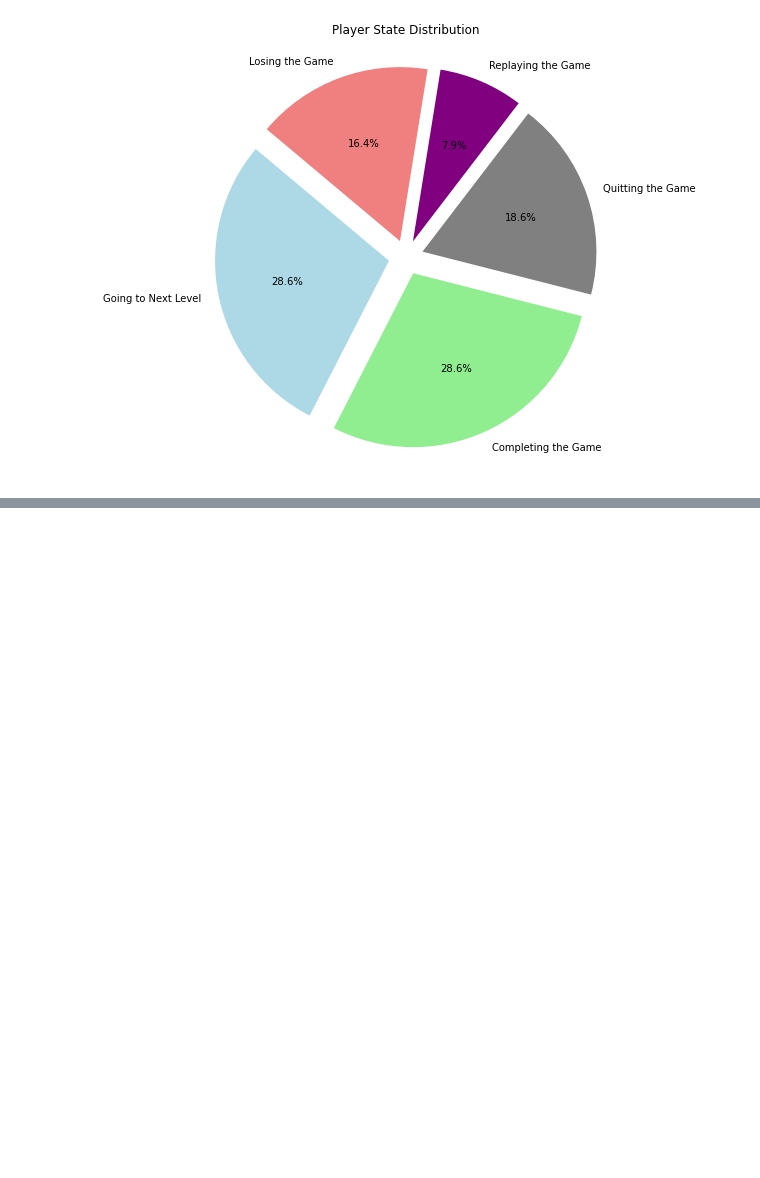
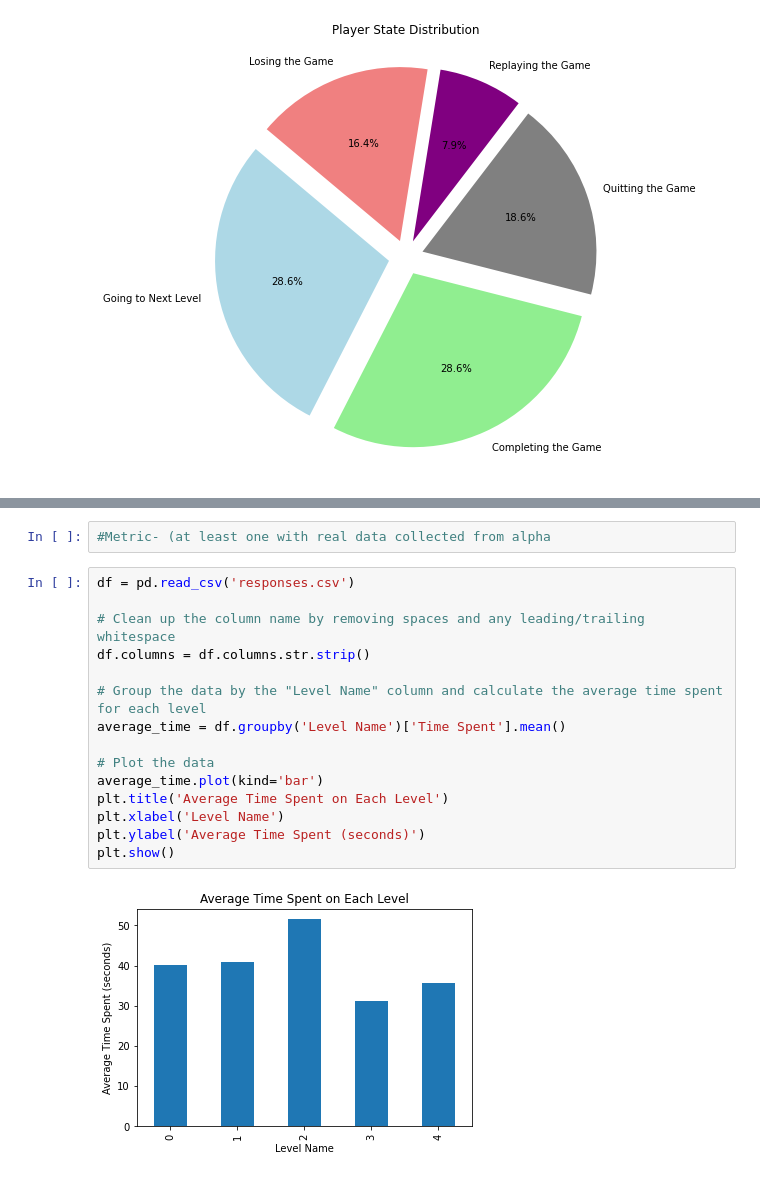
Before and after one commit to NDBhavana/small-indie-company-again-, a Jupyter notebook: Alpha prototype/Analytics/AnalyticsNotebook.ipynb, the cells around one changed output, grey strips where cells are left out. Cells and saved outputs as stored; diff of their text form; blank space fills up the shorter version.

Commit message:
implementing Alpha Analytics

```diff
--- a/Alpha prototype/Analytics/AnalyticsNotebook.ipynb
+++ b/Alpha prototype/Analytics/AnalyticsNotebook.ipynb
@@ -131,0 +157,19 @@ plt.show()
+# %%
+#Metric- (at least one with real data collected from alpha
+# %%
+df = pd.read_csv('responses.csv')
+
+# Clean up the column name by removing spaces and any leading/trailing whitespace
+df.columns = df.columns.str.strip()
+
+# Group the data by the "Level Name" column and calculate the average time spent for each level
+average_time = df.groupby('Level Name')['Time Spent'].mean()
+
+# Plot the data
+average_time.plot(kind='bar')
+plt.title('Average Time Spent on Each Level')
+plt.xlabel('Level Name')
+plt.ylabel('Average Time Spent (seconds)')
+plt.show()
+# %% [output]
+[figure, added]
```
Also changed, not shown: parts of 4 cells of this notebook.
